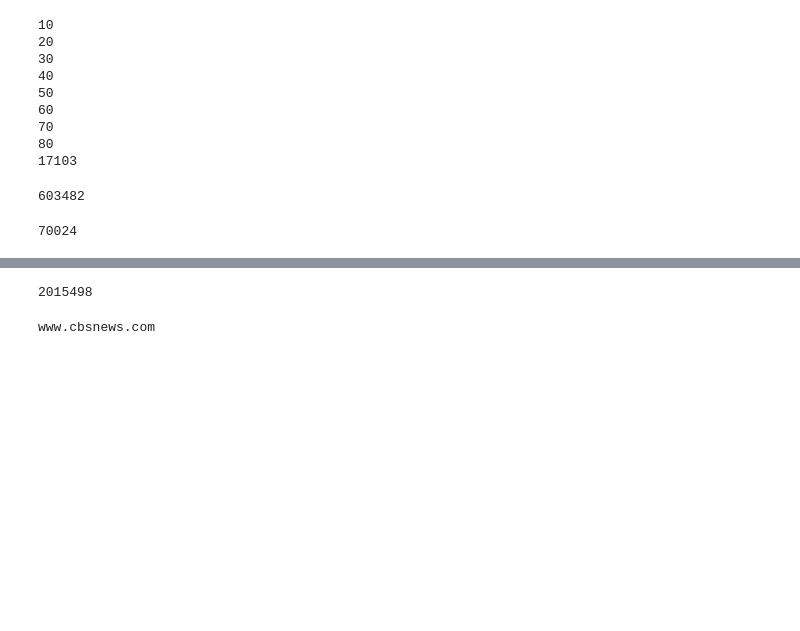
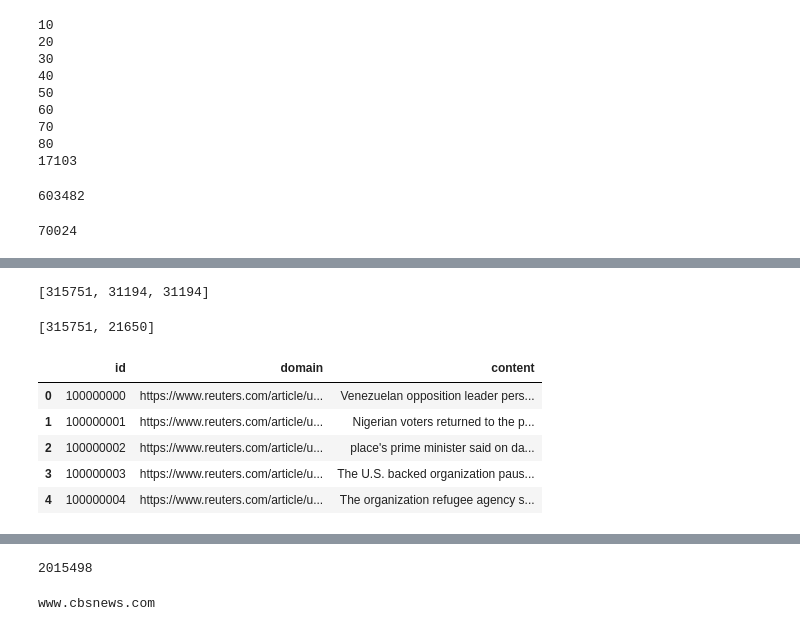
Before and after one commit to vincegiorno/fake_news, a Jupyter notebook: fake_news.ipynb, the cells around one changed output, grey strips where cells are left out. Saved outputs shown, nothing was run; the diff lists cells and outputs as text; code cells hidden in the pictures; blank space fills up the shorter version.

Commit message:
process credible1 articles (all except Nat Rev and NYT

```diff
--- a/fake_news.ipynb
+++ b/fake_news.ipynb
@@ -406,3 +415,30 @@ reliable_counts
+# %%
+cleaned = []
+count = 99999999
+for row in scraped.itertuples():
+    article = reformat(row.article)
+    if article:
+        count += 1
+        cleaned.append((count, row.id, article))
+scraped_cleaned = pd.DataFrame(cleaned, columns=['id', 'domain', 'content'])
+# %% [output]
+[315751, 31194, 31194]
+# %%
+scraped_count = len(scraped_cleaned)
+reliable_counts.append(scraped_count)
+#scraped_cleaned.to_csv('cleaned/scraped_cleaned.csv')
+reliable_counts
+# %% [output]
+[315751, 21650]
+# %%
+scraped_cleaned.head()
+# %% [output]
+|  | id | domain | content |
+| 0 | 100000000 | https://www.reuters.com/article/u... | Venezuelan opposition leader pers... |
+| 1 | 100000001 | https://www.reuters.com/article/u... | Nigerian voters returned to the p... |
+| 2 | 100000002 | https://www.reuters.com/article/u... | place's prime minister said on da... |
+| 3 | 100000003 | https://www.reuters.com/article/u... | The U.S. backed organization paus... |
+| 4 | 100000004 | https://www.reuters.com/article/u... | The organization refugee agency s... |
 # %%
 needed = sum(unreliable_counts) - sum(reliable_counts)
 needed
```
Also changed, not shown: parts of 15 cells of this notebook.
